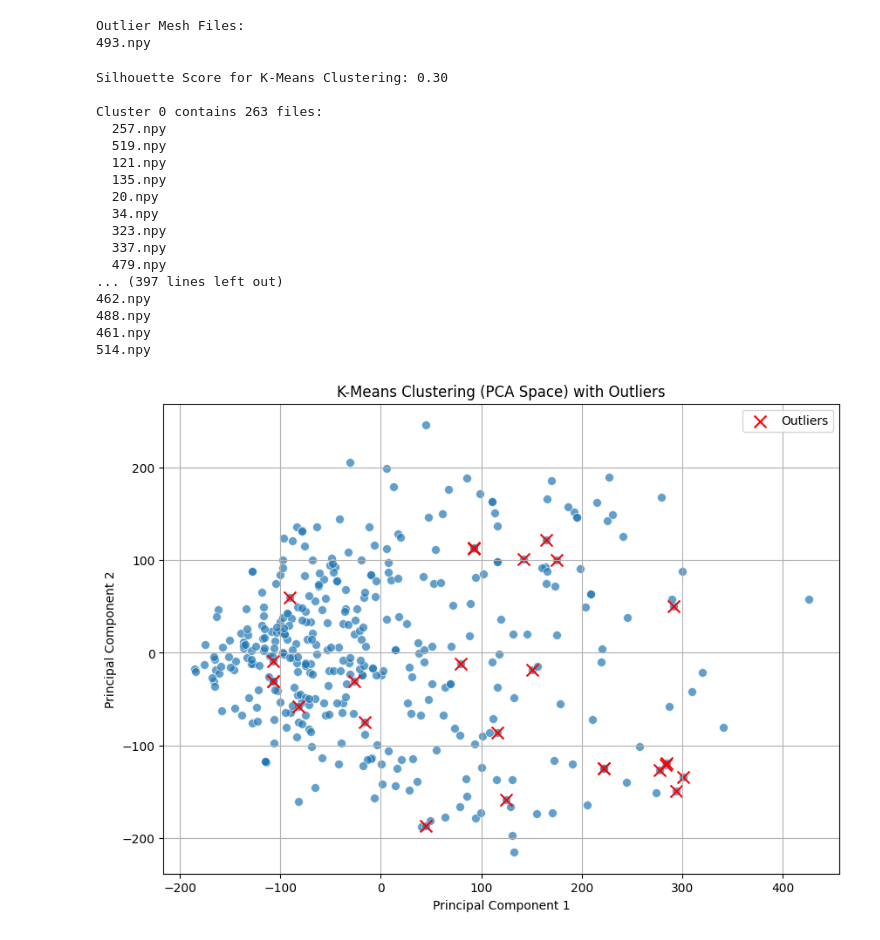
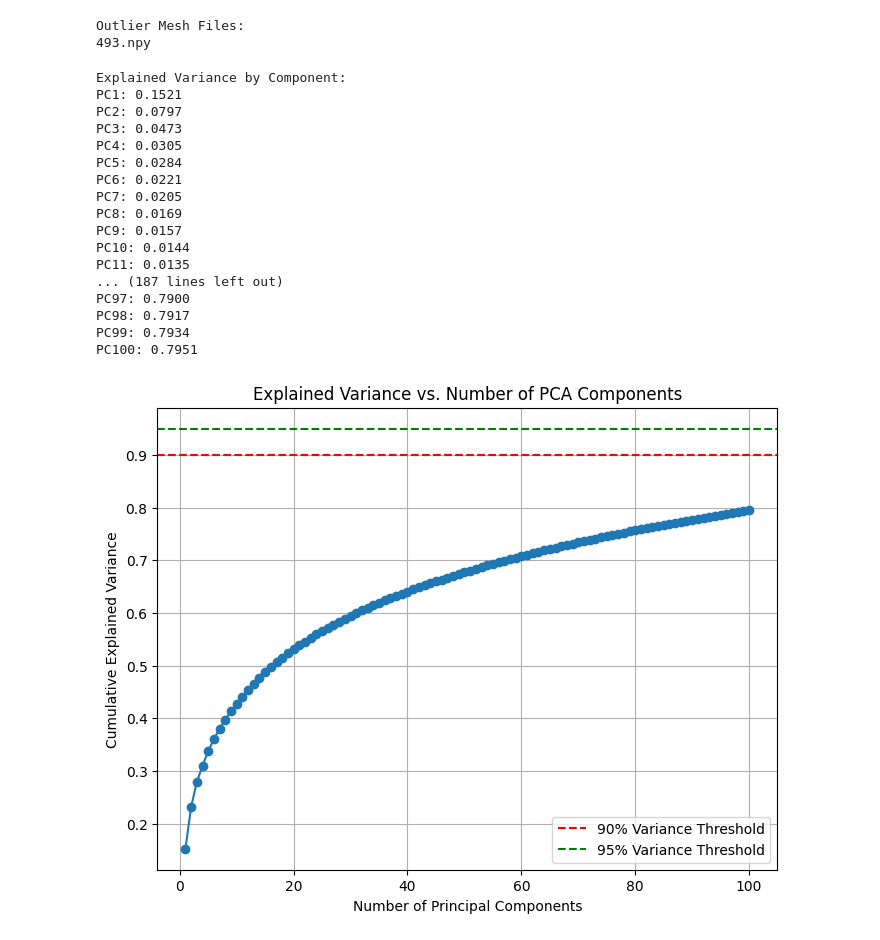
Before and after one commit to mishramlan/JEB-structural-simulation, a Jupyter notebook: Notebooks/Data_Analysis/occupancy_network.ipynb, the cells around one changed output. Drawn from its saved outputs; the diff is of its cells as text; code cells hidden in the pictures.

Commit message:
outliers found

```diff
--- a/Notebooks/Data_Analysis/occupancy_network.ipynb
+++ b/Notebooks/Data_Analysis/occupancy_network.ipynb
@@ -135,12 +135,38 @@ for file in occupancy_files:
     padded_grid = pad_grid(grid, max_shape)
     occupancy_data.append(padded_grid.flatten())  # Flatten to 1D vector
 
-occupancy_data = np.array(occupancy_data)  # Convert to 2D NumPy array
+occupancy_data = np.array(occupancy_data)  # Convert to 1D NumPy array
 
 # Perform PCA
-pca = PCA(n_components=10)  # Reduce to 3D for visualization
+pca = PCA(n_components=100)  # Reduce to 3D for visualization
 principal_components = pca.fit_transform(occupancy_data)
+# Explained variance ratio per component
+explained_variance = pca.explained_variance_ratio_
 
+# Cumulative explained variance
+cumulative_variance = np.cumsum(explained_variance)
+
+# Print explained variance for each component
+print("\nExplained Variance by Component:")
+for i, variance in enumerate(explained_variance):
+    print(f"PC{i+1}: {variance:.4f}")
+
+# Print cumulative variance
+print("\nCumulative Explained Variance:")
+for i, cum_var in enumerate(cumulative_variance):
+    print(f"PC{i+1}: {cum_var:.4f}")
+
+# Plot Explained Variance
+plt.figure(figsize=(8, 6))
+plt.plot(range(1, len(explained_variance) + 1), cumulative_variance, marker='o', linestyle='-')
+plt.axhline(y=0.90, color='r', linestyle="--", label="90% Variance Threshold")
+plt.axhline(y=0.95, color='g', linestyle="--", label="95% Variance Threshold")
+plt.xlabel("Number of Principal Components")
+plt.ylabel("Cumulative Explained Variance")
+plt.title("Explained Variance vs. Number of PCA Components")
+plt.legend()
+plt.grid(True)
+plt.show()
 # ------ K-Means Clustering ------
 n_clusters = 2  # Adjust as needed
 kmeans = KMeans(n_clusters=n_clusters, random_state=42, n_init=10)
@@ -175,49 +201,49 @@ for cluster, files in clustered_files.items():
     print(f"\nCluster {cluster} contains {len(files)} files:")
     for file in files:
         print(f"  {file}")
 
 # Print detected outlier file names
 #print(outliers)
 print("\nOutlier Mesh Files:")
 for i in outliers:
     print(occupancy_files[i])
 
 # ------ Visualizations ------
 plt.figure(figsize=(10, 7))
 
 # PCA + KMeans
 sns.scatterplot(x=principal_components[:, 0], y=principal_components[:, 1], palette="viridis", s=50, alpha=0.7)
 plt.scatter(principal_components[outliers, 0], principal_components[outliers, 1], color="red", marker="x", s=100, label="Outliers")
 
 # Plot K-Means cluster centers
 #centers = kmeans.cluster_centers_
 #plt.scatter(centers[:, 0], centers[:, 1], c='black', s=200, alpha=0.75, marker='P', label="Cluster Centers")
 
-plt.title("K-Means Clustering (PCA Space) with Outliers")
+plt.title("PCA Space with Outliers")
 plt.xlabel("Principal Component 1")
 plt.ylabel("Principal Component 2")
 plt.legend()
 plt.grid(True)
 
 # Optionally save the plot
 #plt.savefig("kmeans_pca_clustering.png")
 plt.show()
 # %% [output]
-Silhouette Score for K-Means Clustering: 0.30
-
-Cluster 0 contains 263 files:
-  257.npy
-  519.npy
-  121.npy
-  135.npy
-  20.npy
-  34.npy
-  323.npy
-  337.npy
-  479.npy
-... (397 lines left out)
-462.npy
-488.npy
-461.npy
-514.npy
+Explained Variance by Component:
+PC1: 0.1521
+PC2: 0.0797
+PC3: 0.0473
+PC4: 0.0305
+PC5: 0.0284
+PC6: 0.0221
+PC7: 0.0205
+PC8: 0.0169
+PC9: 0.0157
+PC10: 0.0144
+PC11: 0.0135
+... (187 lines left out)
+PC97: 0.7900
+PC98: 0.7917
+PC99: 0.7934
+PC100: 0.7951
-[figure, old version]
+[figure, new version]
```
Also changed, not shown: parts of 5 cells of this notebook, 23 other files.
